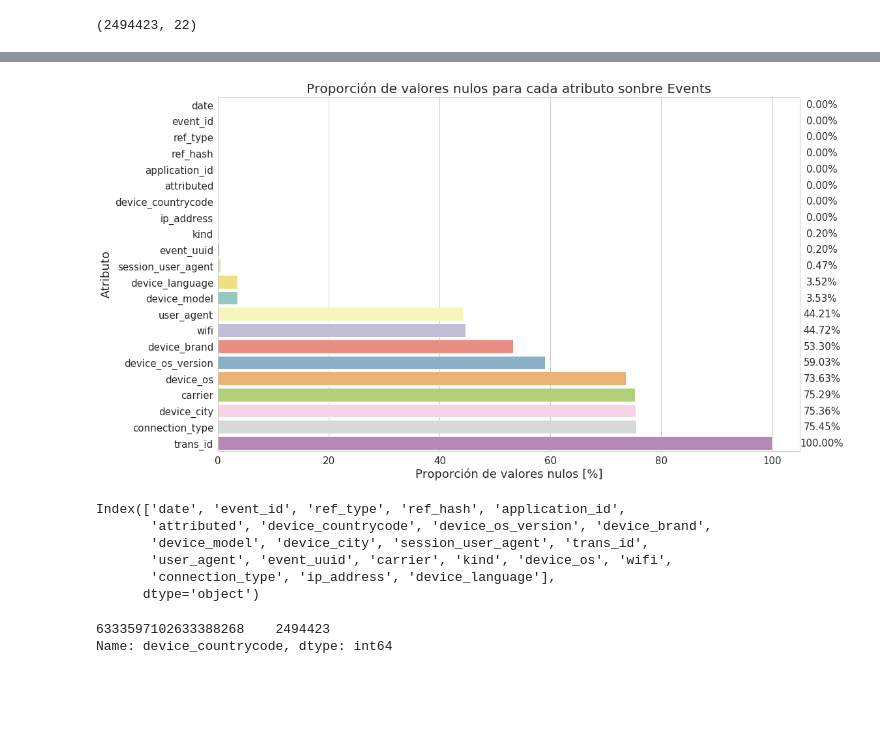
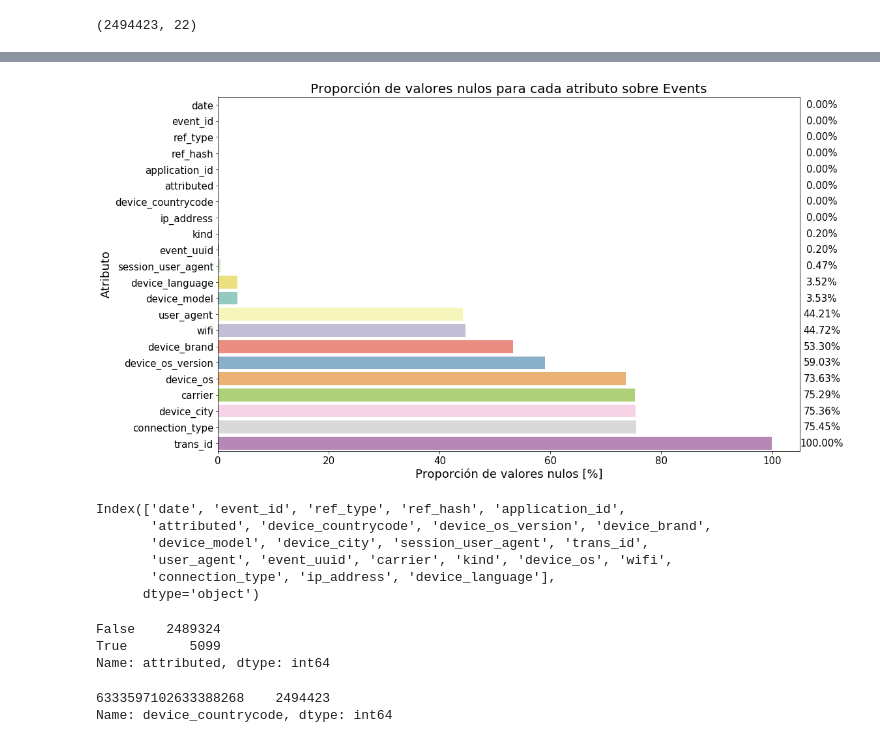
Before and after one commit to MartinRosasSommer/Datos2019, a Jupyter notebook: Analisis_Events.ipynb, the cells around one changed output, grey strips where cells are left out. Drawn from its saved outputs; the diff is of its cells as text; code cells hidden in the pictures; blank space fills up the shorter version.

Commit message:
Se agregan un par de graficos
Se termina la idea sobre los campos Nans

```diff
--- a/Analisis_Events.ipynb
+++ b/Analisis_Events.ipynb
@@ -5,9 +5,9 @@ import matplotlib.pyplot as plt
 import seaborn as sns
 
 %matplotlib inline
-plt.style.use('default')
-plt.rcParams['figure.figsize'] = (22, 12)
-sns.set(style="whitegrid")
+#plt.style.use('default')
+#plt.rcParams['figure.figsize'] = (22, 12)
+#sns.set(style="whitegrid")
 import warnings
 warnings.filterwarnings('ignore')
 # %%
@@ -31,23 +51,23 @@ atributes_null = (events.isna().sum().sort_values() / events.shape[0]) * 100
 # %%
 # Create barplot
 ax = sns.barplot(y=atributes_null.index, x=atributes_null.values, palette=sns.color_palette("Set3", 23), orient='h')
 # Annotate every single Bar with its value, based on it's width
 fig = plt.gcf()
 fig.set_size_inches( 16, 10)
 
-plt.title("Proporción de valores nulos para cada atributo sonbre Events", fontsize=20)
+plt.title("Proporción de valores nulos para cada atributo sobre Events", fontsize=20)
 ax.set_xlabel('Proporción de valores nulos [%]', fontsize=18)
 ax.set_ylabel('Atributo', fontsize=18)
 plt.xticks(size = 15)
 plt.yticks(size = 15)
 
 for p in ax.patches:
     width = p.get_width()
     plt.text(p.get_x()+109, p.get_y()+0.5*p.get_height(),
              '{:1.2f}'.format(width)+'%',
              ha='center', va='center', fontsize=15)
 # %% [output]
-[figure, old version]
+[figure, new version]
 # %%
 events.columns
 # %% [output]
@@ -57,6 +77,12 @@ Index(['date', 'event_id', 'ref_type', 'ref_hash', 'application_id',
        'user_agent', 'event_uuid', 'carrier', 'kind', 'device_os', 'wifi',
        'connection_type', 'ip_address', 'device_language'],
       dtype='object')
+# %%
+events.attributed.value_counts()
+# %% [output]
+False    2489324
+True        5099
+Name: attributed, dtype: int64
 # %%
 events['date_dt'] = pd.to_datetime(events.date, utc=True)
 events.device_os.fillna("Vacio", inplace=True)
```
Also changed, not shown: parts of 37 cells of this notebook.
